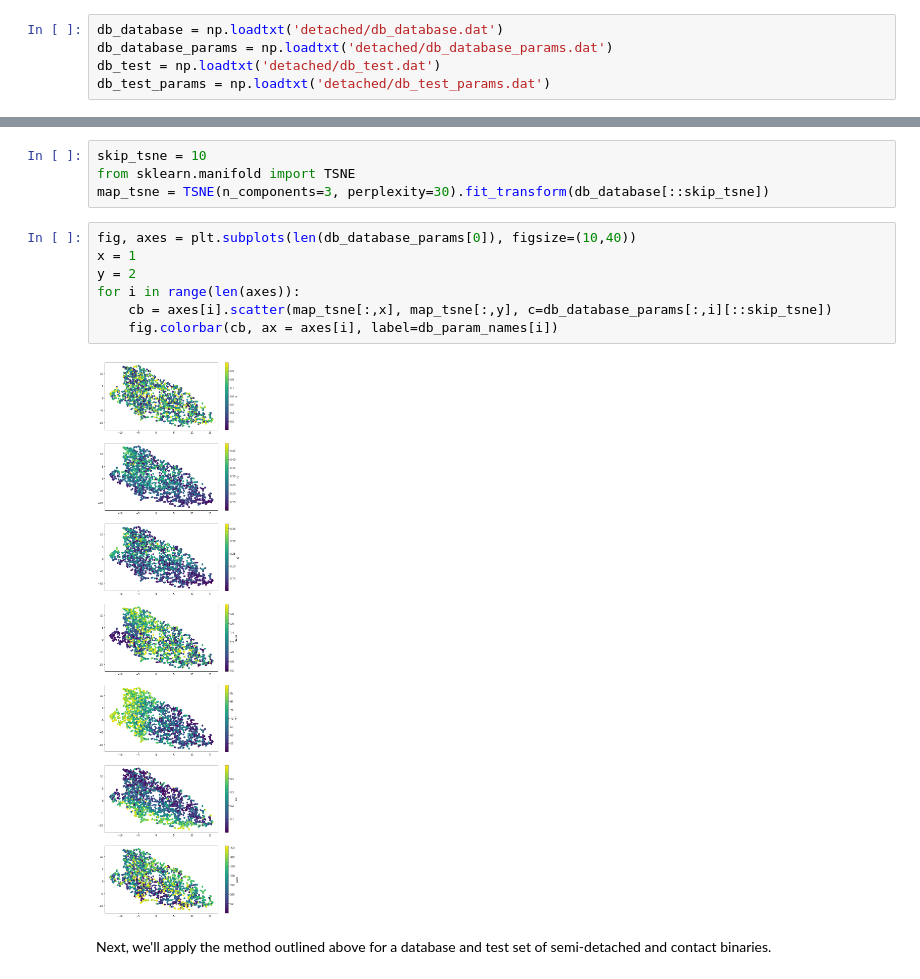
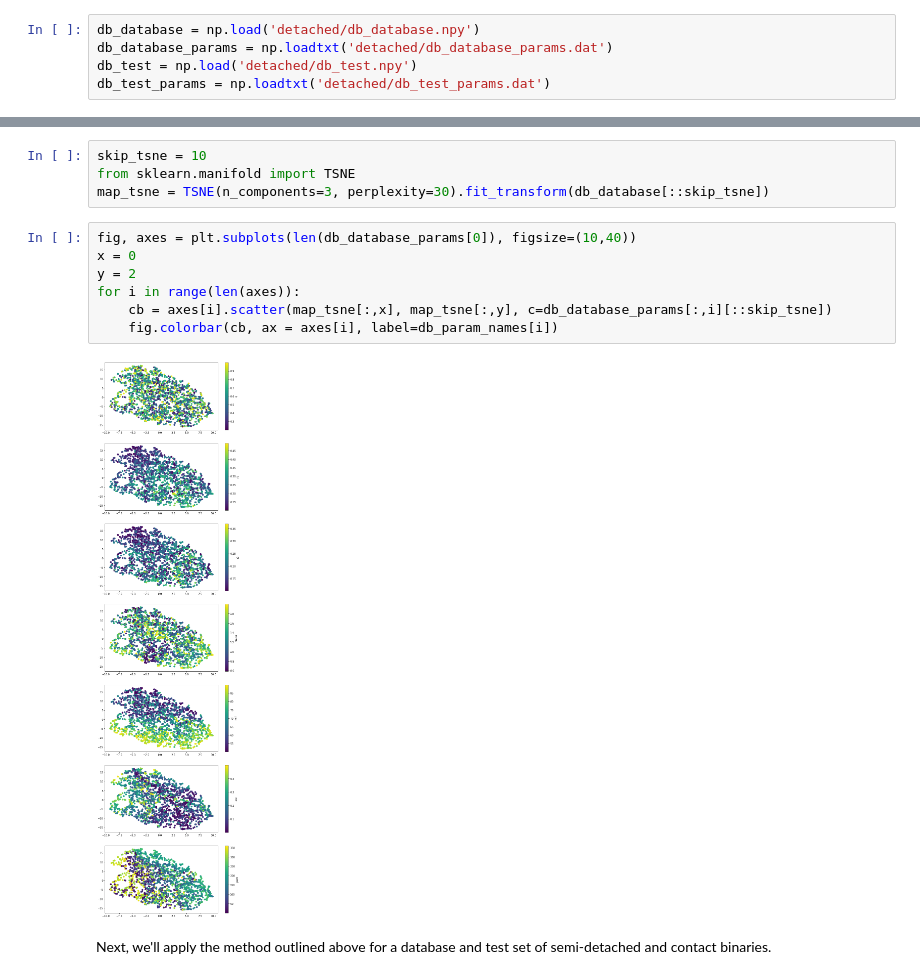
Before and after one commit to gecheline/phoetting, a Jupyter notebook: grid_search/all_grid_fit.ipynb, the cells around one changed output, grey strips where cells are left out. Drawn from its saved outputs; the diff is of its cells as text.

```diff
--- a/grid_search/all_grid_fit.ipynb
+++ b/grid_search/all_grid_fit.ipynb
@@ -11,9 +12,9 @@ import sklearn as skl
 # %% [markdown]
 Let's load the database light curves and their coressponding parameter values as well as the test light curves and the parameters used to generate them that we'll try to estimate from the database.
 # %%
-db_database = np.loadtxt('detached/db_database.dat')
+db_database = np.load('detached/db_database.npy')
 db_database_params = np.loadtxt('detached/db_database_params.dat')
-db_test = np.loadtxt('detached/db_test.dat')
+db_test = np.load('detached/db_test.npy')
 db_test_params = np.loadtxt('detached/db_test_params.dat')
 # %% [markdown]
 The parameters used to generate the lcs and the ones we'll try to estimate are:
@@ -79,13 +89,13 @@ from sklearn.manifold import TSNE
 map_tsne = TSNE(n_components=3, perplexity=30).fit_transform(db_database[::skip_tsne])
 # %%
 fig, axes = plt.subplots(len(db_database_params[0]), figsize=(10,40))
-x = 1
+x = 0
 y = 2
 for i in range(len(axes)):
     cb = axes[i].scatter(map_tsne[:,x], map_tsne[:,y], c=db_database_params[:,i][::skip_tsne])
     fig.colorbar(cb, ax = axes[i], label=db_param_names[i])
 # %% [output]
-[figure, old version]
+[figure, new version]
 # %% [markdown]
 Next, we'll apply the method outlined above for a database and test set of semi-detached and contact binaries.
 # %% [markdown]
```
Also changed, not shown: parts of 11 cells of this notebook, 3 other files.
